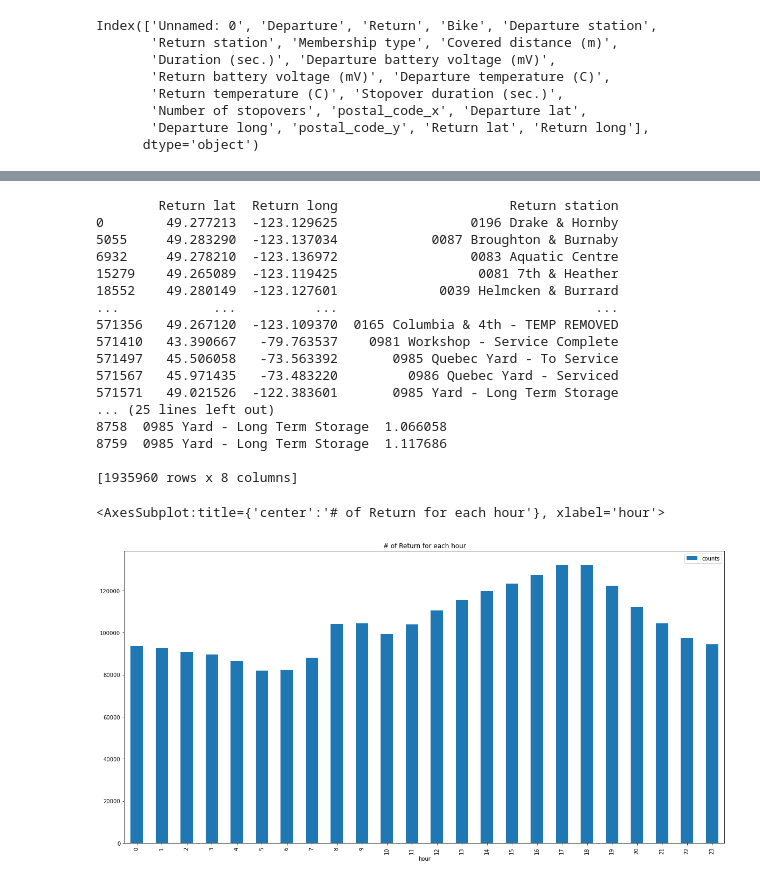
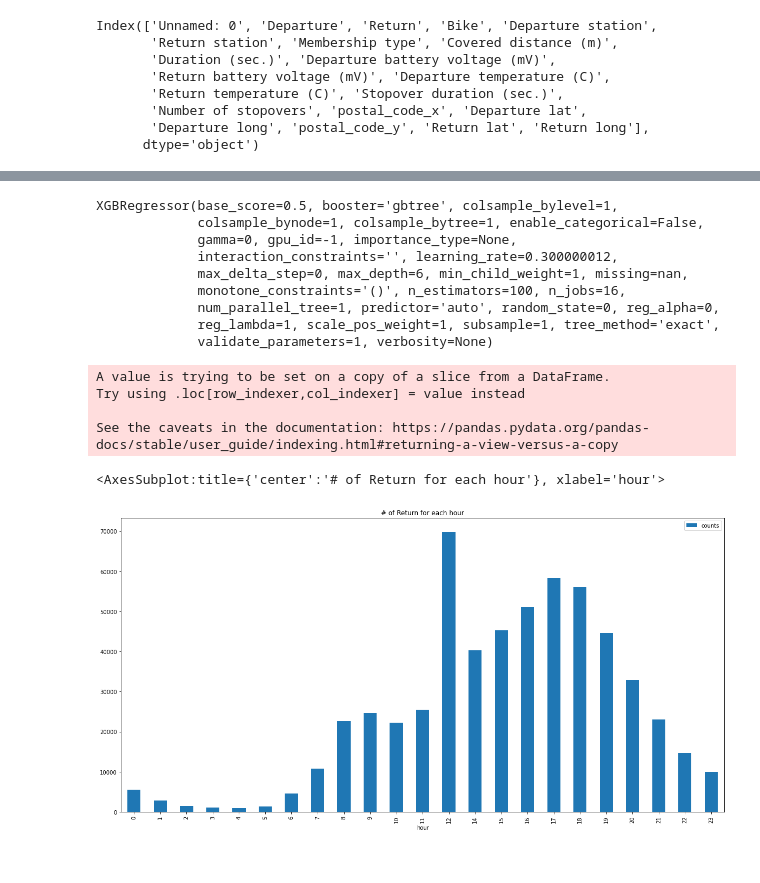
Before and after one commit to jefwang9/733_Final_Project, a Jupyter notebook: src/model.ipynb, the cells around one changed output, grey strips where cells are left out. Saved outputs shown, nothing was run; the diff lists cells and outputs as text; code cells hidden in the pictures.

```diff
--- a/src/model.ipynb
+++ b/src/model.ipynb
@@ -85,62 +214,51 @@ ax.set(title="Top 10 departure stations")
+# %%
+from xgboost import XGBRegressor
+model_return = XGBRegressor()
+model_return.fit(x, y)
+# %% [output]
+XGBRegressor(base_score=0.5, booster='gbtree', colsample_bylevel=1,
+             colsample_bynode=1, colsample_bytree=1, enable_categorical=False,
+             gamma=0, gpu_id=-1, importance_type=None,
+             interaction_constraints='', learning_rate=0.300000012,
+             max_delta_step=0, max_depth=6, min_child_weight=1, missing=nan,
+             monotone_constraints='()', n_estimators=100, n_jobs=16,
+             num_parallel_tree=1, predictor='auto', random_state=0, reg_alpha=0,
+             reg_lambda=1, scale_pos_weight=1, subsample=1, tree_method='exact',
+             validate_parameters=1, verbosity=None)
 # %%
-features_return = ["year", "month", "day", "hour", "Return lat", "Return long"]
-train_data = data.groupby(features_return).size().reset_index(name='counts')
-x = train_data[features_return]
-y = train_data["counts"]
-
-stations = data[["Return lat", "Return long", "Return station"]].drop_duplicates()
-print(stations)
 predict_data_return = pd.DataFrame(data={
-    "year": [],
     "month": [],
     "day": [],
     "hour": [],
     "Return lat": [],
-    "Return long": []})
+    "Return long": [],})
 for row in stations.iterrows():
     time = pd.date_range('2022-01-01', periods=8760, freq='H')
 
     station_data = pd.DataFrame(data={"time": time})
-    station_data["hour"] = station_data["time"].dt.hour
-    station_data["day"] = station_data["time"].dt.day
-    station_data["month"] = station_data["time"].dt.month
-    station_data["year"] = station_data["time"].dt.year
-    station_data["Return lat"] = row[1]["Return lat"]
-    station_data["Return long"] = row[1]["Return long"]
+    station_data["hour"] = station_data["time"].dt.hour / 23
+    station_data["day"] = station_data["time"].dt.day / 31
+    station_data["month"] = station_data["time"].dt.month / 12
+    station_data["Return lat"] = (row[1]["Return lat"] - min_lat) / (max_lat - min_lat)
+    station_data["Return long"] = (row[1]["Return long"] - min_long) / (max_long - min_long)
     station_data["Return station"] = row[1]["Return station"]
     station_data = station_data.drop(columns=["time"])
 
     predict_data_return = pd.concat([predict_data_return, station_data])
-predict_data_return[["year", "month", "day", "hour"]] = predict_data_return[["year", "month", "day", "hour"]].astype(int)
 
-model_return = XGBRegressor()
-model_return.fit(x, y)
 predict_data_return["counts"] = model_return.predict(predict_data_return[features_return])
-print(predict_data_return)
-# %% [output]
-        Return lat  Return long                      Return station
-0        49.277213  -123.129625                 0196 Drake & Hornby
-5055     49.283290  -123.137034            0087 Broughton & Burnaby
-6932     49.278210  -123.136972                 0083 Aquatic Centre
-15279    49.265089  -123.119425                  0081 7th & Heather
-18552    49.280149  -123.127601             0039 Helmcken & Burrard
-...            ...          ...                                 ...
-571356   49.267120  -123.109370  0165 Columbia & 4th - TEMP REMOVED
-571410   43.390667   -79.763537    0981 Workshop - Service Complete
-571497   45.506058   -73.563392       0985 Quebec Yard - To Service
-571567   45.971435   -73.483220         0986 Quebec Yard - Serviced
-571571   49.021526  -122.383601       0985 Yard - Long Term Storage
-... (25 lines left out)
-8758  0985 Yard - Long Term Storage  1.066058
-8759  0985 Yard - Long Term Storage  1.117686
-
-[1935960 rows x 8 columns]
 # %%
-hours = predict_data_return[["hour", "counts"]].groupby("hour").sum()
+hours = predict_data_return[["hour", "counts"]]
+hours["hour"] = (hours["hour"] * 23).astype(int)
+hours = hours.groupby("hour").sum()
 # hours.plot.line(figsize=(20, 10)).set_ylabel("# of bikes");
 hours.plot(kind='bar', figsize=(20, 10), title="# of Return for each hour")
 # print(hours)
 # %% [output]
-<AxesSubplot:title={'center':'# of Return for each hour'}, xlabel='hour'>
+A value is trying to be set on a copy of a slice from a DataFrame.
+Try using .loc[row_indexer,col_indexer] = value instead
+
+See the caveats in the documentation: https://pandas.pydata.org/pandas-docs/stable/user_guide/indexing.html#returning-a-view-versus-a-copy
+<AxesSubplot:title={'center':'# of Return for each hour'}, xlabel='hour'>
-[figure, old version]
+[figure, new version]
 # %%
```
Also changed, not shown: parts of 14 cells of this notebook.
